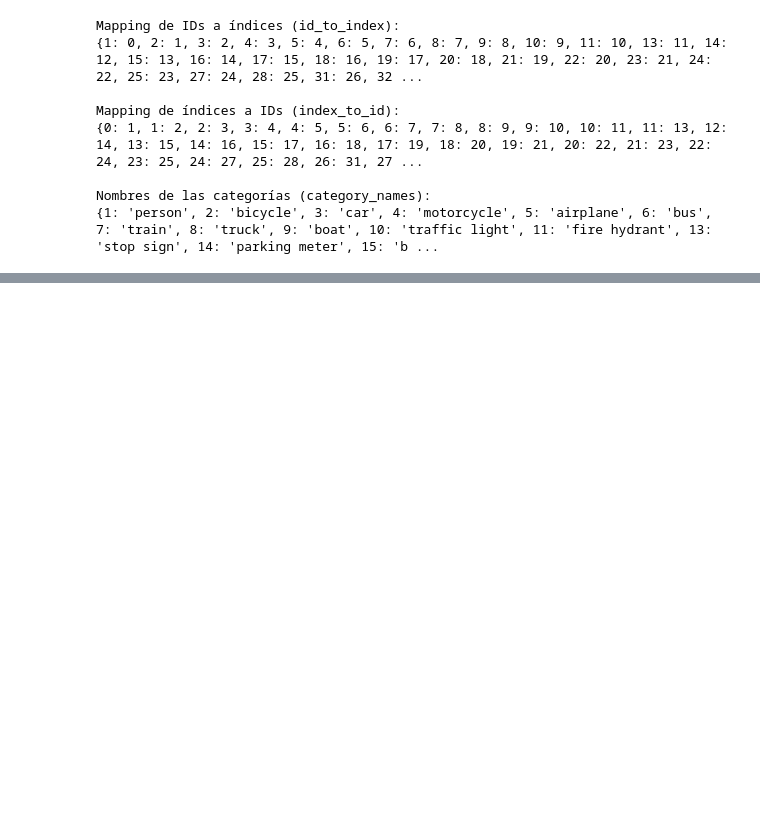
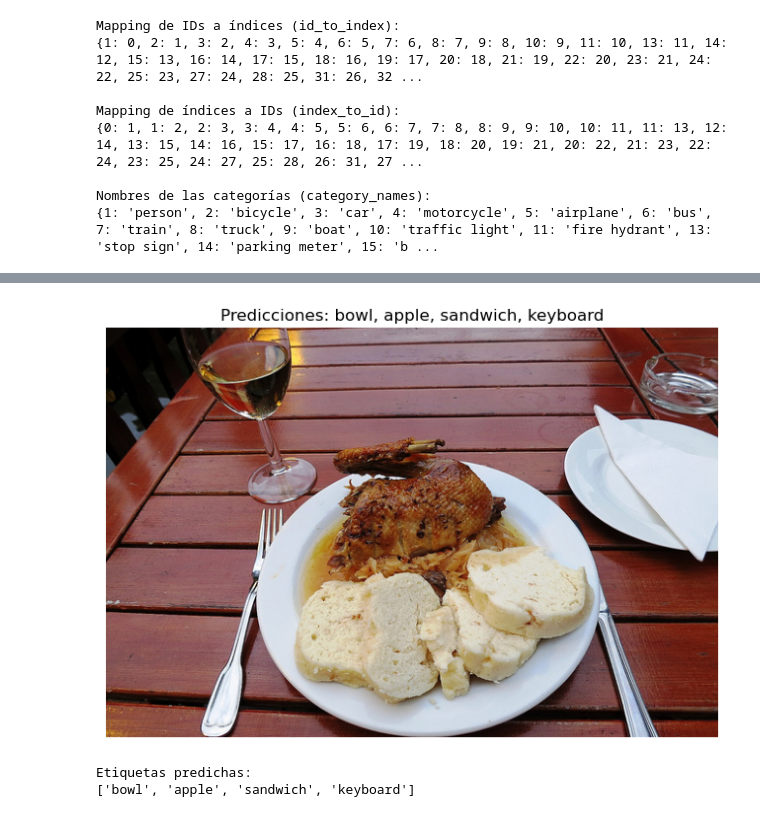
Before and after one commit to Juanja1306/EntrenamientoMultilabel, a Jupyter notebook: entrenamiento.ipynb, the cells around one changed output, grey strips where cells are left out. Saved outputs shown, nothing was run; the diff lists cells and outputs as text; code cells hidden in the pictures; blank space fills up the shorter version.

```diff
--- a/entrenamiento.ipynb
+++ b/entrenamiento.ipynb
@@ -351,3 +376,12 @@ NameError: name 'model' is not defined
+# %%
+image_path = "F:/Train_IA/train2017/train2017/000000400347.jpg"  # Cambia a la ruta de tu imagen
+predicted_labels = predict_and_show(image_path, model, coco)
+print("Etiquetas predichas:")
+print(predicted_labels)
+# %% [output]
+[figure, added]
+Etiquetas predichas:
+['bowl', 'apple', 'sandwich', 'keyboard']
 # %%
 from sklearn.metrics import accuracy_score, precision_score, recall_score, f1_score
 
```
Also changed, not shown: parts of 11 cells of this notebook, 2 other files.
